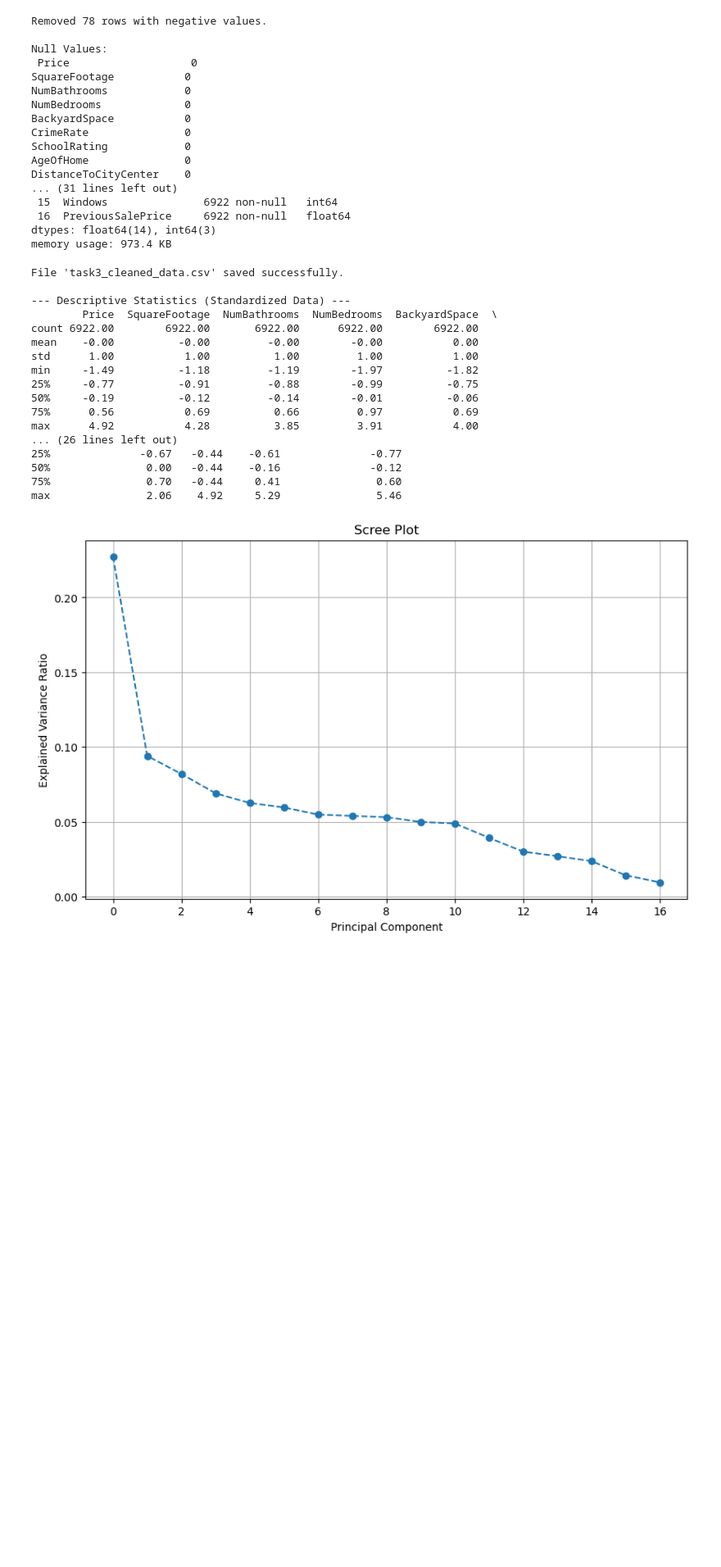
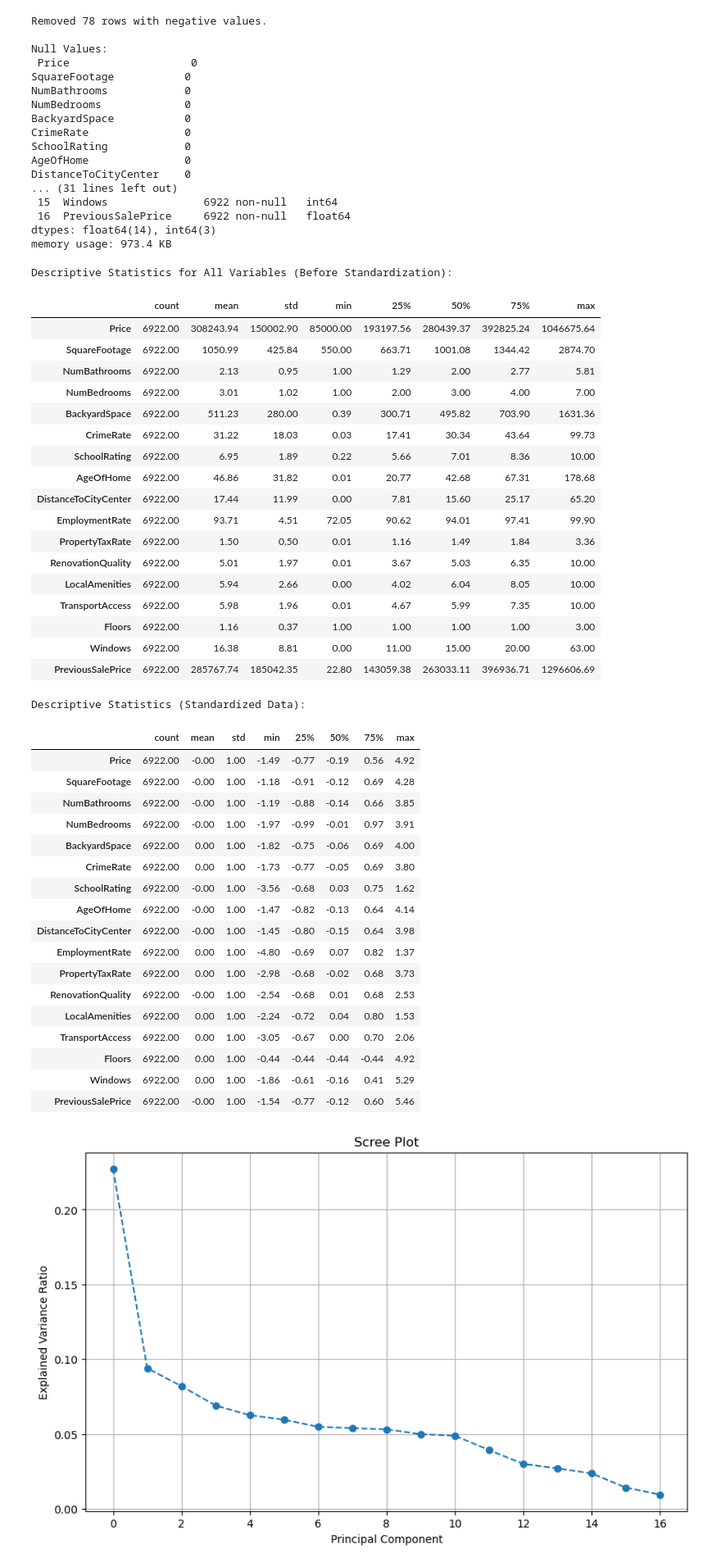
Before and after one commit to jdemuth17/D600, a Jupyter notebook: D600_task_3.ipynb, the cells around one changed output. Shown at 82% size. Saved outputs shown, nothing was run; the diff lists cells and outputs as text; code cells hidden in the pictures; blank space fills up the shorter version.

Commit message:
Added Descriptive Statistics display in table task 3.

```diff
--- a/D600_task_3.ipynb
+++ b/D600_task_3.ipynb
@@ -65,37 +65,58 @@ dtypes: float64(14), int64(3)
 memory usage: 973.4 KB
 # %%
 # 1. Standardize the Variables
+from sklearn.preprocessing import StandardScaler
+
 scaler = StandardScaler()
 X_scaled_array = scaler.fit_transform(df)
 X_scaled = pd.DataFrame(X_scaled_array, columns=df.columns)
 
-# 2. Save Cleaned Dataset
-df_cleaned = X_scaled.copy()
-df_cleaned['Price'] = y
-df_cleaned.to_csv('task3_cleaned_data.csv', index=False)
-print("File 'task3_cleaned_data.csv' saved successfully.")
+# Display Descriptive Statistics for the original (unstandardized) data
+print("Descriptive Statistics for All Variables (Before Standardization):\n")
+display(df.describe().T.round(2))
 
-# 3. Descriptive Statistics
-print("\n--- Descriptive Statistics (Standardized Data) ---")
-print(X_scaled.describe().round(2))
+# 3. Descriptive Statistics for Standardized Data
+print("\nDescriptive Statistics (Standardized Data):")
+display(X_scaled.describe().T.round(2))
 # %% [output]
-File 'task3_cleaned_data.csv' saved successfully.
-
---- Descriptive Statistics (Standardized Data) ---
-        Price  SquareFootage  NumBathrooms  NumBedrooms  BackyardSpace  \
-count 6922.00        6922.00       6922.00      6922.00        6922.00
-mean    -0.00          -0.00         -0.00        -0.00           0.00
-std      1.00           1.00          1.00         1.00           1.00
-min     -1.49          -1.18         -1.19        -1.97          -1.82
-25%     -0.77          -0.91         -0.88        -0.99          -0.75
-50%     -0.19          -0.12         -0.14        -0.01          -0.06
-75%      0.56           0.69          0.66         0.97           0.69
-max      4.92           4.28          3.85         3.91           4.00
-... (26 lines left out)
-25%              -0.67   -0.44    -0.61              -0.77
-50%               0.00   -0.44    -0.16              -0.12
-75%               0.70   -0.44     0.41               0.60
-max               2.06    4.92     5.29               5.46
+Descriptive Statistics for All Variables (Before Standardization):
+|  | count | mean | std | min | 25% | 50% | 75% | max |
+| Price | 6922.00 | 308243.94 | 150002.90 | 85000.00 | 193197.56 | 280439.37 | 392825.24 | 1046675.64 |
+| SquareFootage | 6922.00 | 1050.99 | 425.84 | 550.00 | 663.71 | 1001.08 | 1344.42 | 2874.70 |
+| NumBathrooms | 6922.00 | 2.13 | 0.95 | 1.00 | 1.29 | 2.00 | 2.77 | 5.81 |
+| NumBedrooms | 6922.00 | 3.01 | 1.02 | 1.00 | 2.00 | 3.00 | 4.00 | 7.00 |
+| BackyardSpace | 6922.00 | 511.23 | 280.00 | 0.39 | 300.71 | 495.82 | 703.90 | 1631.36 |
+| CrimeRate | 6922.00 | 31.22 | 18.03 | 0.03 | 17.41 | 30.34 | 43.64 | 99.73 |
+| SchoolRating | 6922.00 | 6.95 | 1.89 | 0.22 | 5.66 | 7.01 | 8.36 | 10.00 |
+| AgeOfHome | 6922.00 | 46.86 | 31.82 | 0.01 | 20.77 | 42.68 | 67.31 | 178.68 |
+| DistanceToCityCenter | 6922.00 | 17.44 | 11.99 | 0.00 | 7.81 | 15.60 | 25.17 | 65.20 |
+| EmploymentRate | 6922.00 | 93.71 | 4.51 | 72.05 | 90.62 | 94.01 | 97.41 | 99.90 |
+| PropertyTaxRate | 6922.00 | 1.50 | 0.50 | 0.01 | 1.16 | 1.49 | 1.84 | 3.36 |
+| RenovationQuality | 6922.00 | 5.01 | 1.97 | 0.01 | 3.67 | 5.03 | 6.35 | 10.00 |
+| LocalAmenities | 6922.00 | 5.94 | 2.66 | 0.00 | 4.02 | 6.04 | 8.05 | 10.00 |
+| TransportAccess | 6922.00 | 5.98 | 1.96 | 0.01 | 4.67 | 5.99 | 7.35 | 10.00 |
+| Floors | 6922.00 | 1.16 | 0.37 | 1.00 | 1.00 | 1.00 | 1.00 | 3.00 |
+| Windows | 6922.00 | 16.38 | 8.81 | 0.00 | 11.00 | 15.00 | 20.00 | 63.00 |
+| PreviousSalePrice | 6922.00 | 285767.74 | 185042.35 | 22.80 | 143059.38 | 263033.11 | 396936.71 | 1296606.69 |
+Descriptive Statistics (Standardized Data):
+|  | count | mean | std | min | 25% | 50% | 75% | max |
+| Price | 6922.00 | -0.00 | 1.00 | -1.49 | -0.77 | -0.19 | 0.56 | 4.92 |
+| SquareFootage | 6922.00 | -0.00 | 1.00 | -1.18 | -0.91 | -0.12 | 0.69 | 4.28 |
+| NumBathrooms | 6922.00 | -0.00 | 1.00 | -1.19 | -0.88 | -0.14 | 0.66 | 3.85 |
+| NumBedrooms | 6922.00 | -0.00 | 1.00 | -1.97 | -0.99 | -0.01 | 0.97 | 3.91 |
+| BackyardSpace | 6922.00 | 0.00 | 1.00 | -1.82 | -0.75 | -0.06 | 0.69 | 4.00 |
+| CrimeRate | 6922.00 | 0.00 | 1.00 | -1.73 | -0.77 | -0.05 | 0.69 | 3.80 |
+| SchoolRating | 6922.00 | -0.00 | 1.00 | -3.56 | -0.68 | 0.03 | 0.75 | 1.62 |
+| AgeOfHome | 6922.00 | -0.00 | 1.00 | -1.47 | -0.82 | -0.13 | 0.64 | 4.14 |
+| DistanceToCityCenter | 6922.00 | -0.00 | 1.00 | -1.45 | -0.80 | -0.15 | 0.64 | 3.98 |
+| EmploymentRate | 6922.00 | 0.00 | 1.00 | -4.80 | -0.69 | 0.07 | 0.82 | 1.37 |
+| PropertyTaxRate | 6922.00 | 0.00 | 1.00 | -2.98 | -0.68 | -0.02 | 0.68 | 3.73 |
+| RenovationQuality | 6922.00 | -0.00 | 1.00 | -2.54 | -0.68 | 0.01 | 0.68 | 2.53 |
+| LocalAmenities | 6922.00 | 0.00 | 1.00 | -2.24 | -0.72 | 0.04 | 0.80 | 1.53 |
+| TransportAccess | 6922.00 | 0.00 | 1.00 | -3.05 | -0.67 | 0.00 | 0.70 | 2.06 |
+| Floors | 6922.00 | 0.00 | 1.00 | -0.44 | -0.44 | -0.44 | -0.44 | 4.92 |
+| Windows | 6922.00 | 0.00 | 1.00 | -1.86 | -0.61 | -0.16 | 0.41 | 5.29 |
+| PreviousSalePrice | 6922.00 | -0.00 | 1.00 | -1.54 | -0.77 | -0.12 | 0.60 | 5.46 |
 # %%
 # 1. Fit PCA with all features.
 from sklearn.decomposition import PCA
```
Also changed, not shown: 1 other file.
